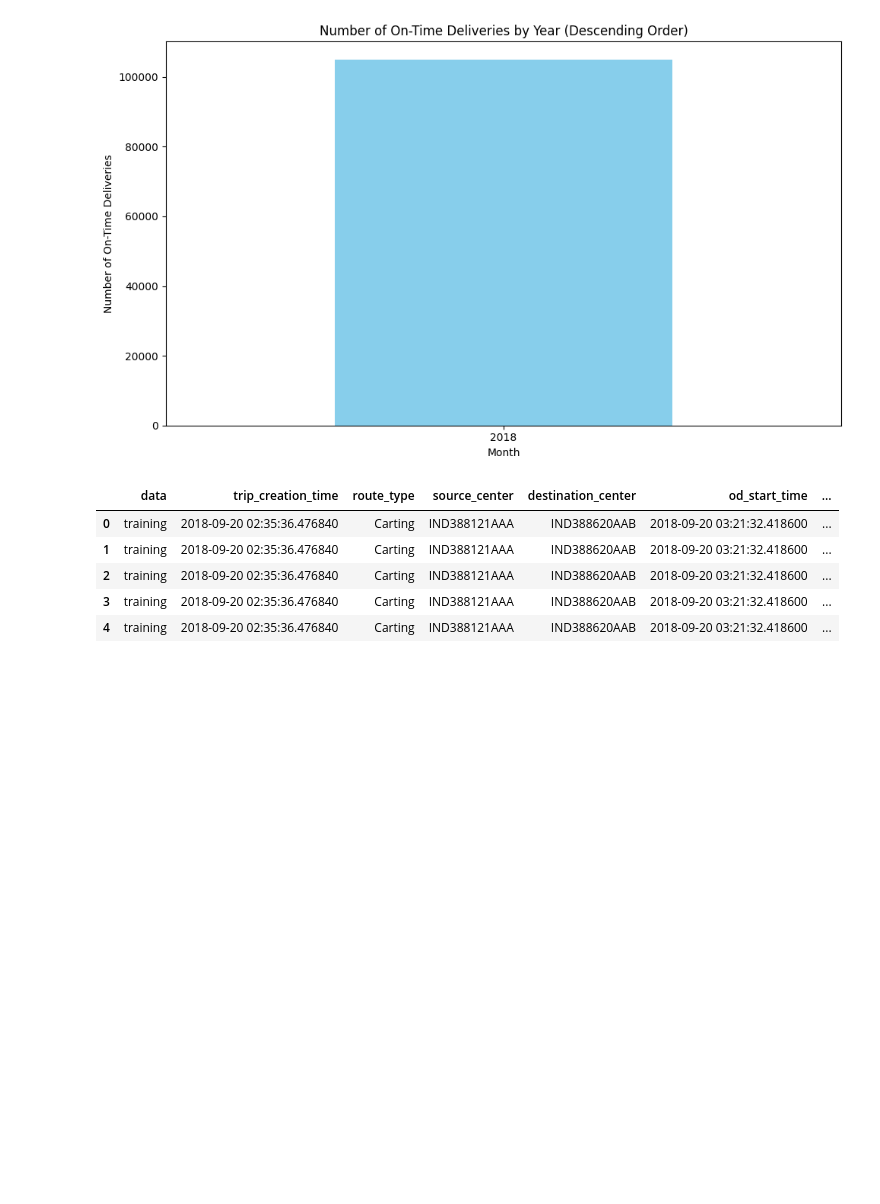
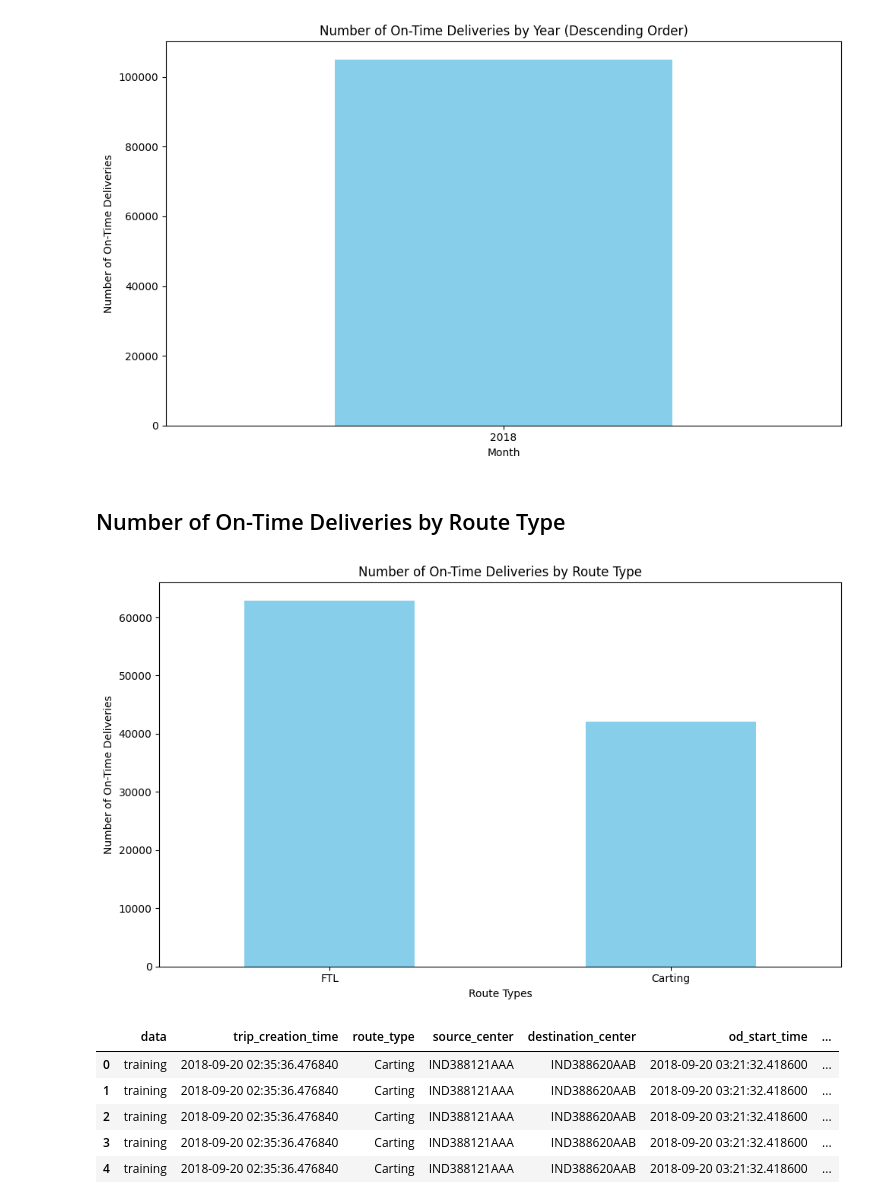
Before and after one commit to nikhilbansal23/DeliveryMarketModelling, a Jupyter notebook: Delivery_Market_Modeling.ipynb, the cells around one changed output. Saved outputs shown, nothing was run; the diff lists cells and outputs as text; code cells hidden in the pictures; blank space fills up the shorter version.

```diff
--- a/Delivery_Market_Modeling.ipynb
+++ b/Delivery_Market_Modeling.ipynb
@@ -510,6 +513,26 @@ plt.tight_layout()
 plt.show()
 # %% [output]
 [figure]
+# %% [markdown]
+## Number of On-Time Deliveries by Route Type
+# %%
+# Calculate the total number of on-time deliveries for each month
+on_time_deliveries_by_month = df[df['on_time']].groupby('route_type').size()
+
+# Sort the months by the number of on-time deliveries in descending order
+on_time_deliveries_by_month_sorted = on_time_deliveries_by_month.sort_values(ascending=False)
+
+# Plot the number of on-time deliveries for each month
+plt.figure(figsize=(10, 6))
+on_time_deliveries_by_month_sorted.plot(kind='bar', color='skyblue')
+plt.title('Number of On-Time Deliveries by Route Type')
+plt.xlabel('Route Types')
+plt.ylabel('Number of On-Time Deliveries')
+plt.xticks(rotation=0)
+plt.tight_layout()
+plt.show()
+# %% [output]
+[figure, added]
 # %%
 df.head()
 # %% [output]
```
Also changed, not shown: parts of 6 cells of this notebook.
